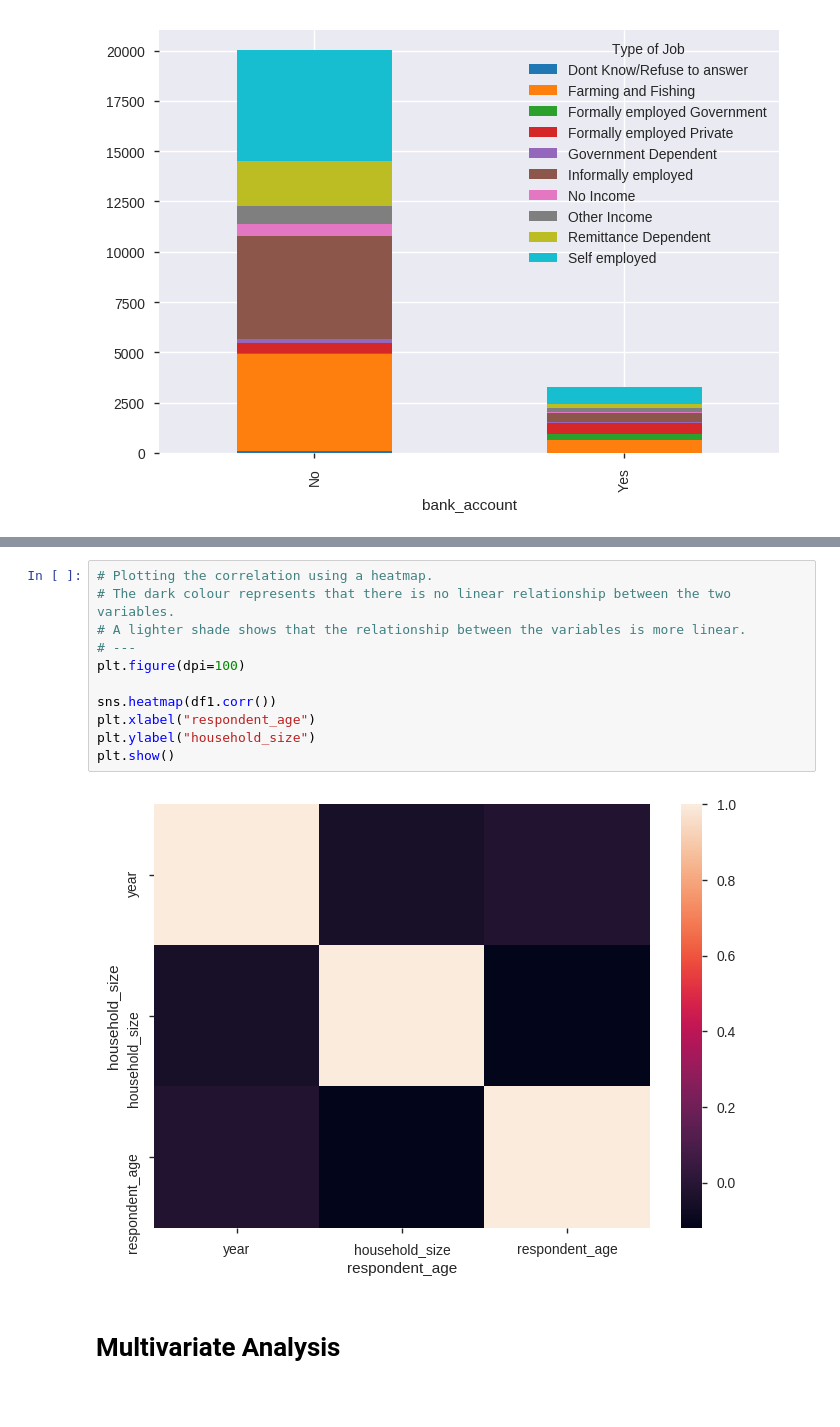
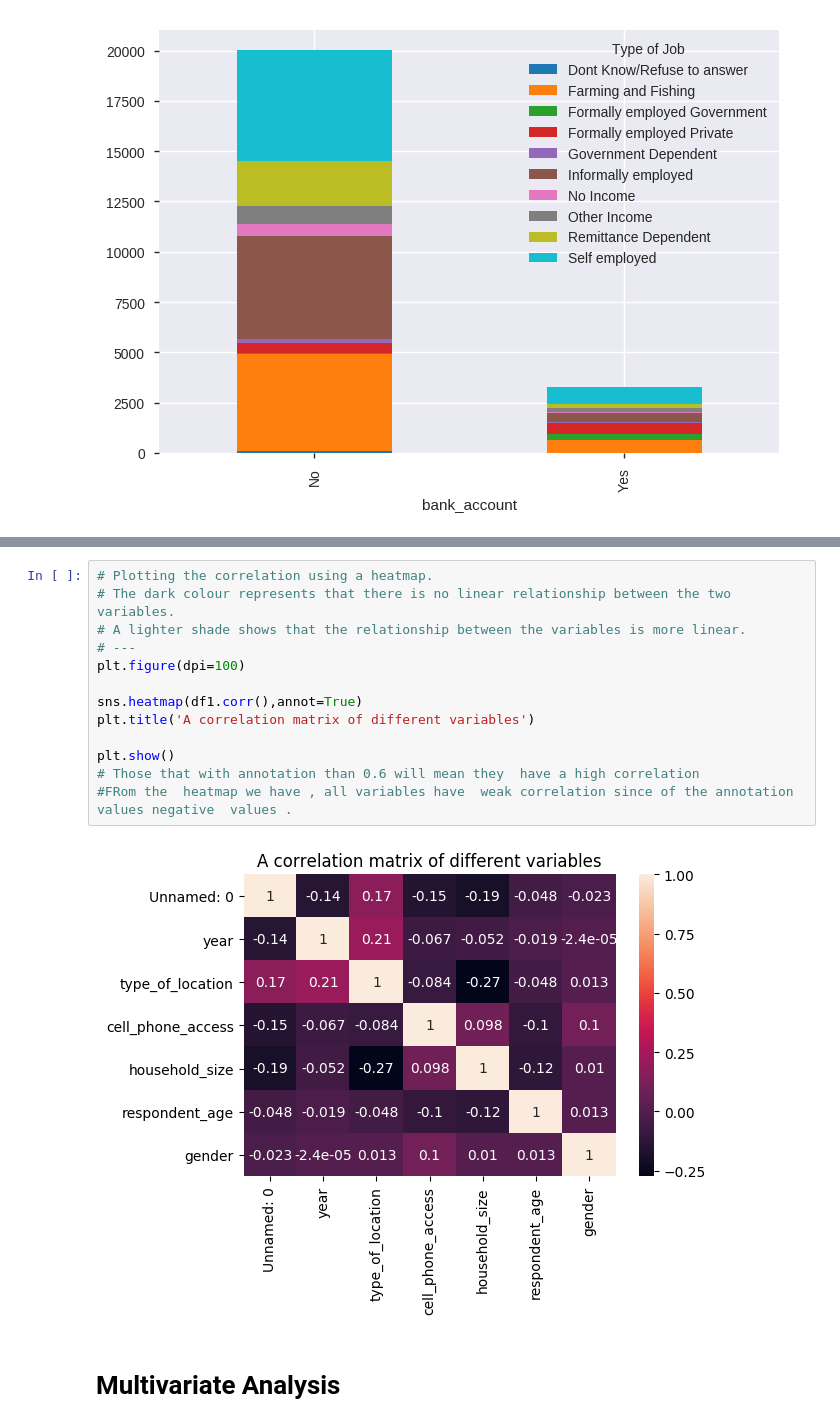
Before and after one commit to SamwelJane/Financial-Inclusion-in-Africa-, a Jupyter notebook: 2_Moringa_Data_Science_Core_W2_Independent_Project_2019_08_Samwel_Jane_Python_Notebook.ipynb, the cells around one changed output, grey strips where cells are left out. Cells and saved outputs as stored; diff of their text form; blank space fills up the shorter version.

```diff
--- a/2_Moringa_Data_Science_Core_W2_Independent_Project_2019_08_Samwel_Jane_Python_Notebook.ipynb
+++ b/2_Moringa_Data_Science_Core_W2_Independent_Project_2019_08_Samwel_Jane_Python_Notebook.ipynb
@@ -914,16 +962,18 @@ print(coeff)
 # %%
 # Plotting the correlation using a heatmap.
 # The dark colour represents that there is no linear relationship between the two variables.
 # A lighter shade shows that the relationship between the variables is more linear.
 # ---
 plt.figure(dpi=100)
 
-sns.heatmap(df1.corr())
-plt.xlabel("respondent_age")
-plt.ylabel("household_size")
+sns.heatmap(df1.corr(),annot=True)
+plt.title('A correlation matrix of different variables')
+
 plt.show()
+# Those that with annotation than 0.6 will mean they  have a high correlation
+#FRom the  heatmap we have , all variables have  weak correlation since of the annotation values negative  values .
 # %% [output]
-[figure, old version]
+[figure, new version]
 # %% [markdown]
 # Multivariate Analysis
 # %%
```
Also changed, not shown: parts of 59 cells of this notebook.
